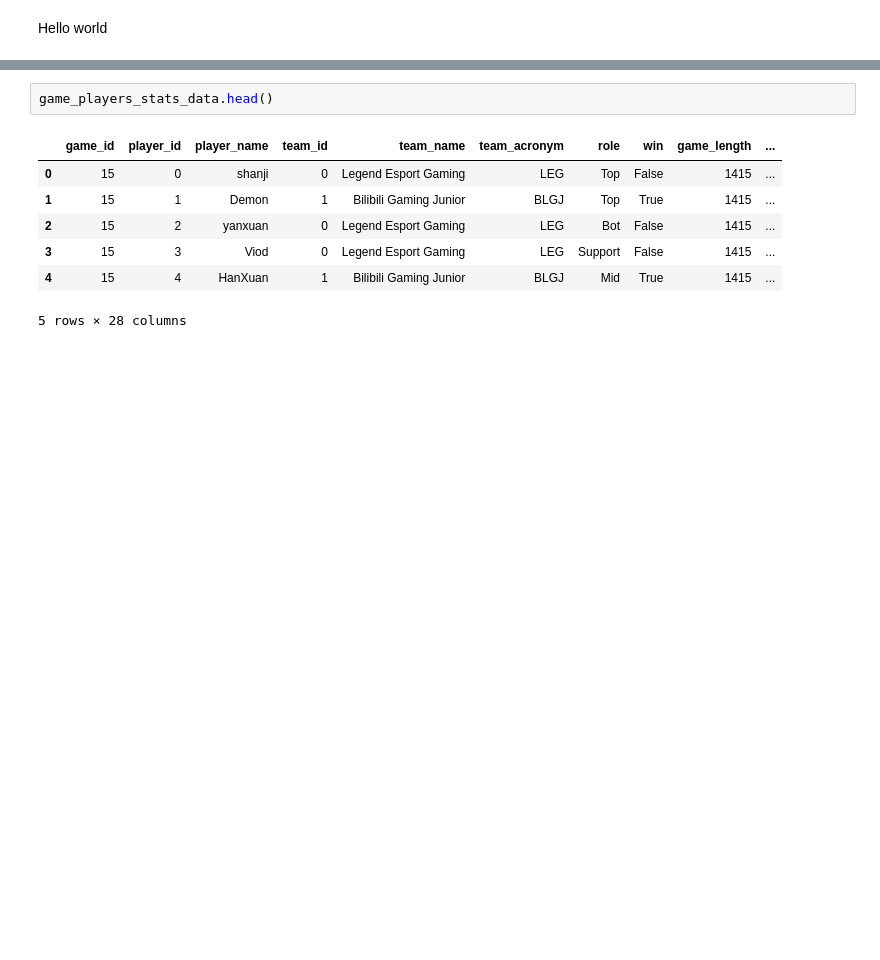
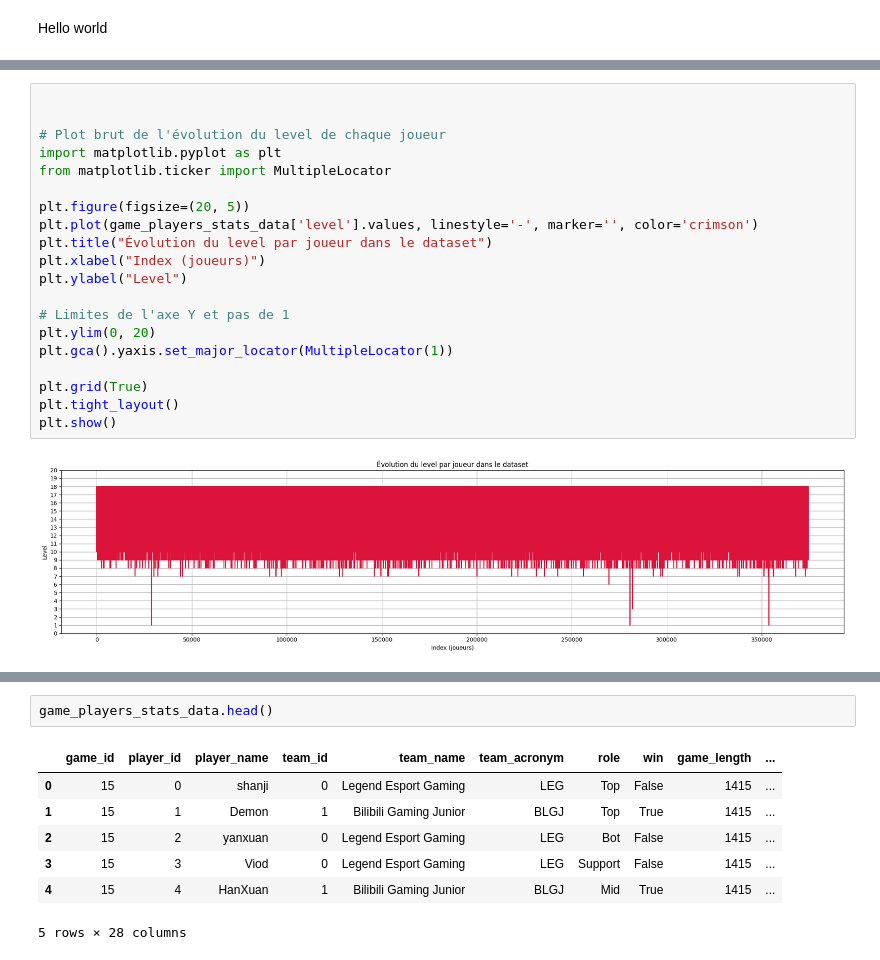
Before and after one commit to blaugrana11/ML-model_LoL, a Jupyter notebook: notebooks/model1.ipynb, the cells around one changed output, grey strips where cells are left out. Cells and saved outputs as stored; diff of their text form; blank space fills up the shorter version.

```diff
--- a/notebooks/model1.ipynb
+++ b/notebooks/model1.ipynb
@@ -22,0 +54,22 @@ game_players_stats_data.describe()
+# %%
+
+
+# Plot brut de l'évolution du level de chaque joueur
+import matplotlib.pyplot as plt
+from matplotlib.ticker import MultipleLocator
+
+plt.figure(figsize=(20, 5))
+plt.plot(game_players_stats_data['level'].values, linestyle='-', marker='', color='crimson')
+plt.title("Évolution du level par joueur dans le dataset")
+plt.xlabel("Index (joueurs)")
+plt.ylabel("Level")
+
+# Limites de l'axe Y et pas de 1
+plt.ylim(0, 20)
+plt.gca().yaxis.set_major_locator(MultipleLocator(1))
+
+plt.grid(True)
+plt.tight_layout()
+plt.show()
+# %% [output]
+[figure, added]
```
Also changed, not shown: parts of 9 cells of this notebook.
